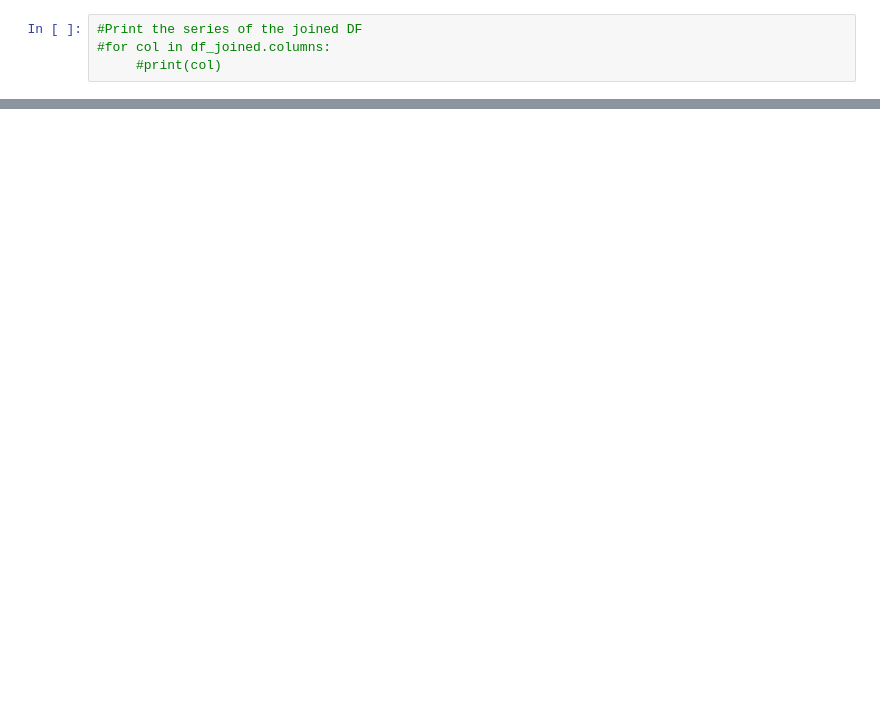
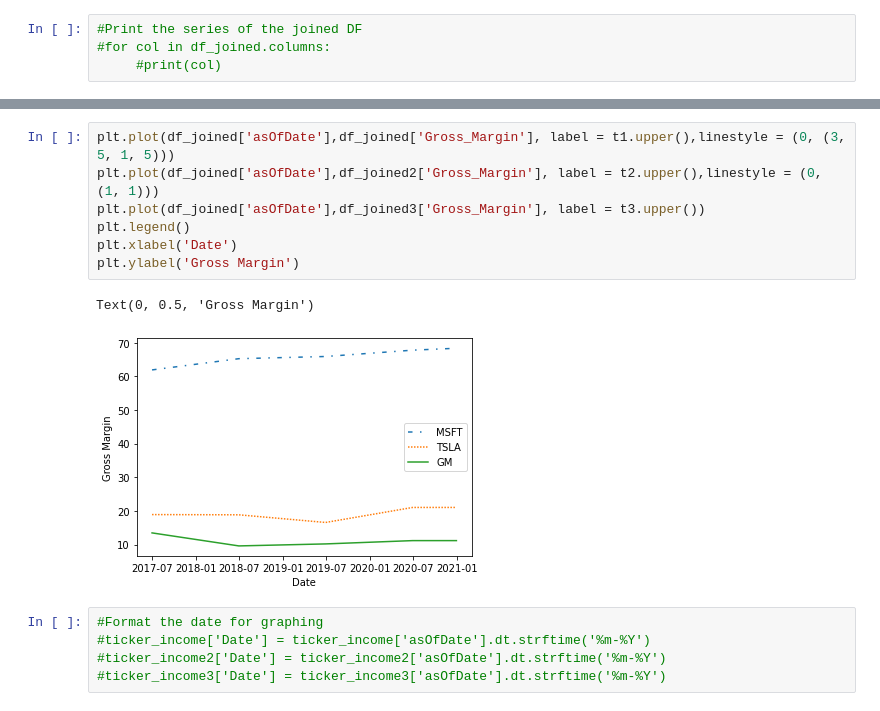
Before and after one commit to robinsonmatt54/Ratio_yahoo_fin, a Jupyter notebook: ratio.ipynb, the cells around one changed output, grey strips where cells are left out. Cells and saved outputs as stored; diff of their text form; blank space fills up the shorter version.

```diff
--- a/ratio.ipynb
+++ b/ratio.ipynb
@@ -436,0 +559,15 @@ plt.legend()
+# %%
+plt.plot(df_joined['asOfDate'],df_joined['Gross_Margin'], label = t1.upper(),linestyle = (0, (3, 5, 1, 5)))
+plt.plot(df_joined['asOfDate'],df_joined2['Gross_Margin'], label = t2.upper(),linestyle = (0, (1, 1)))
+plt.plot(df_joined['asOfDate'],df_joined3['Gross_Margin'], label = t3.upper())
+plt.legend()
+plt.xlabel('Date')
+plt.ylabel('Gross Margin')
+# %% [output]
+Text(0, 0.5, 'Gross Margin')
+[figure, added]
+# %%
+#Format the date for graphing
+#ticker_income['Date'] = ticker_income['asOfDate'].dt.strftime('%m-%Y')
+#ticker_income2['Date'] = ticker_income2['asOfDate'].dt.strftime('%m-%Y')
+#ticker_income3['Date'] = ticker_income3['asOfDate'].dt.strftime('%m-%Y')
```
Also changed, not shown: parts of 73 cells of this notebook.
